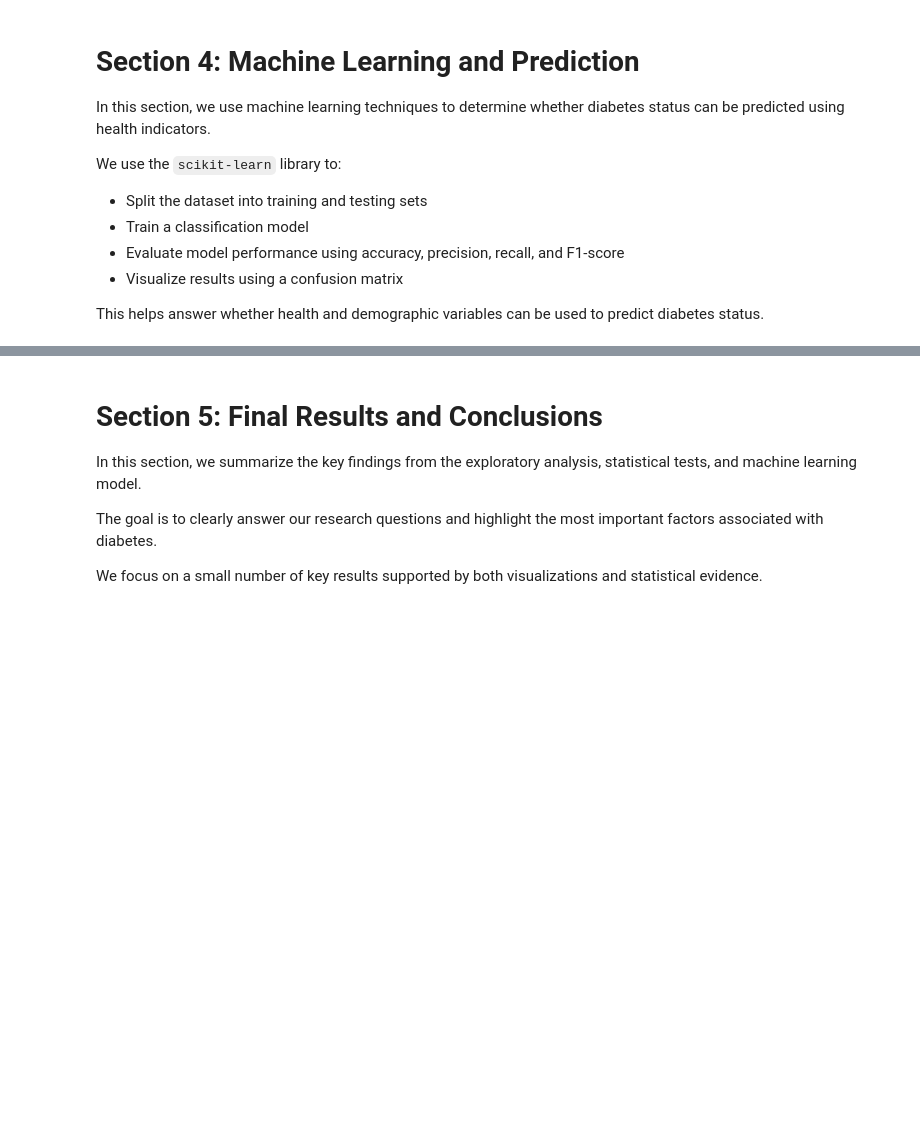
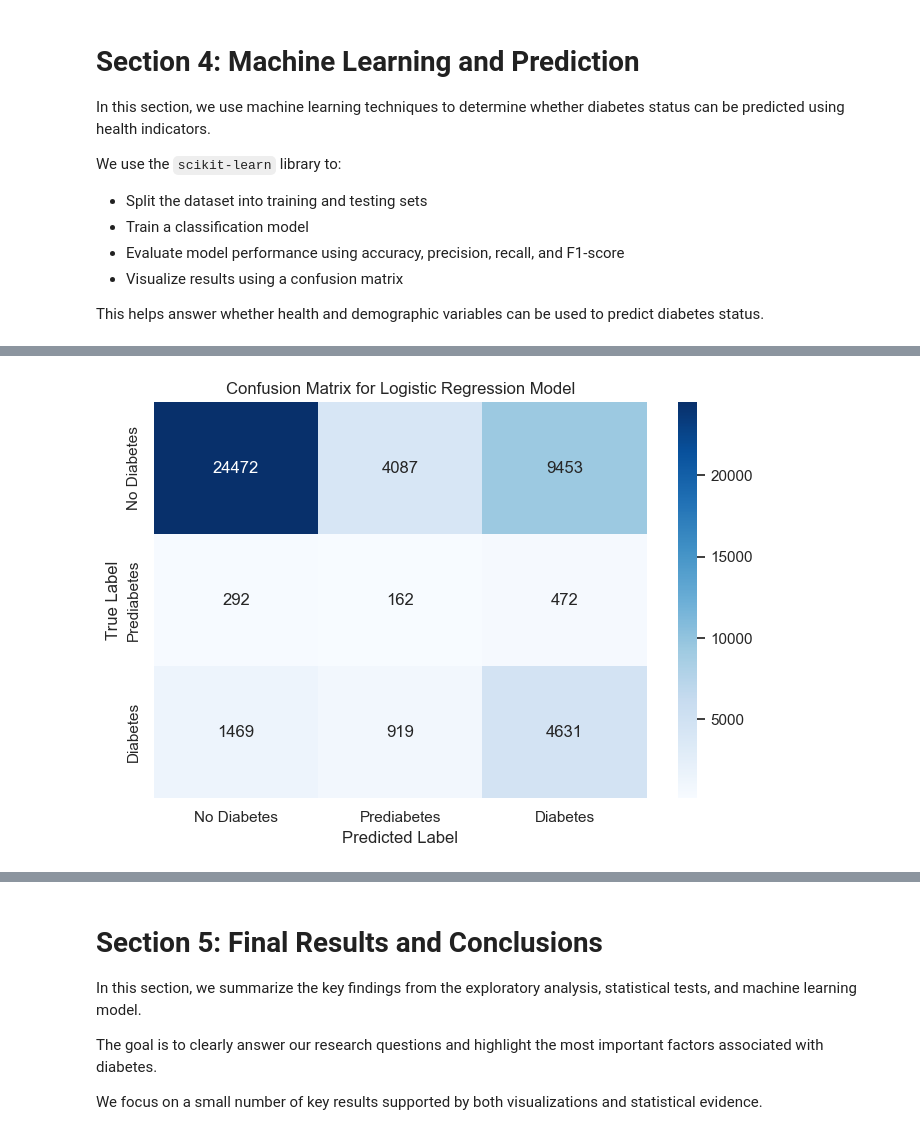
Before and after one commit to Amaanster1234/INFO-I211---Final-Project-, a Jupyter notebook: final_project.ipynb, the cells around one changed output, grey strips where cells are left out. Saved outputs shown, nothing was run; the diff lists cells and outputs as text; code cells hidden in the pictures; blank space fills up the shorter version.

```diff
--- a/final_project.ipynb
+++ b/final_project.ipynb
@@ -1099,0 +1073,13 @@ Model results saved to: outputs\tables\model_results.csv
+# %%
+# ----------------------------
+# Logistic Regression model
+# ----------------------------
+
+log_model = LogisticRegression(
+    max_iter=2000,
+    class_weight="balanced"
+)
+
+log_model.fit(X_train_scaled, y_train)
+
+print("Logistic Regression model trained successfully.")
@@ -1099,0 +1088,8 @@ Model results saved to: outputs\tables\model_results.csv
+# %%
+# ----------------------------
+# Make predictions
+# ----------------------------
+
+y_pred = log_model.predict(X_test_scaled)
+
+print("Predictions completed.")
@@ -1099,0 +1160,26 @@ Model results saved to: outputs\tables\model_results.csv
+# %%
+# ----------------------------
+# Confusion matrix
+# ----------------------------
+
+cm = confusion_matrix(y_test, y_pred)
+
+plt.figure(figsize=(7, 5))
+sns.heatmap(
+    cm,
+    annot=True,
+    fmt="d",
+    cmap="Blues",
+    xticklabels=["No Diabetes", "Prediabetes", "Diabetes"],
+    yticklabels=["No Diabetes", "Prediabetes", "Diabetes"]
+)
+
+plt.title("Confusion Matrix for Logistic Regression Model")
+plt.xlabel("Predicted Label")
+plt.ylabel("True Label")
+
+plt.tight_layout()
+plt.savefig(os.path.join(figures_folder, "confusion_matrix.png"))
+plt.show()
+# %% [output]
+[figure, added]
```
Also changed, not shown: parts of 19 cells of this notebook, 4 other files.
